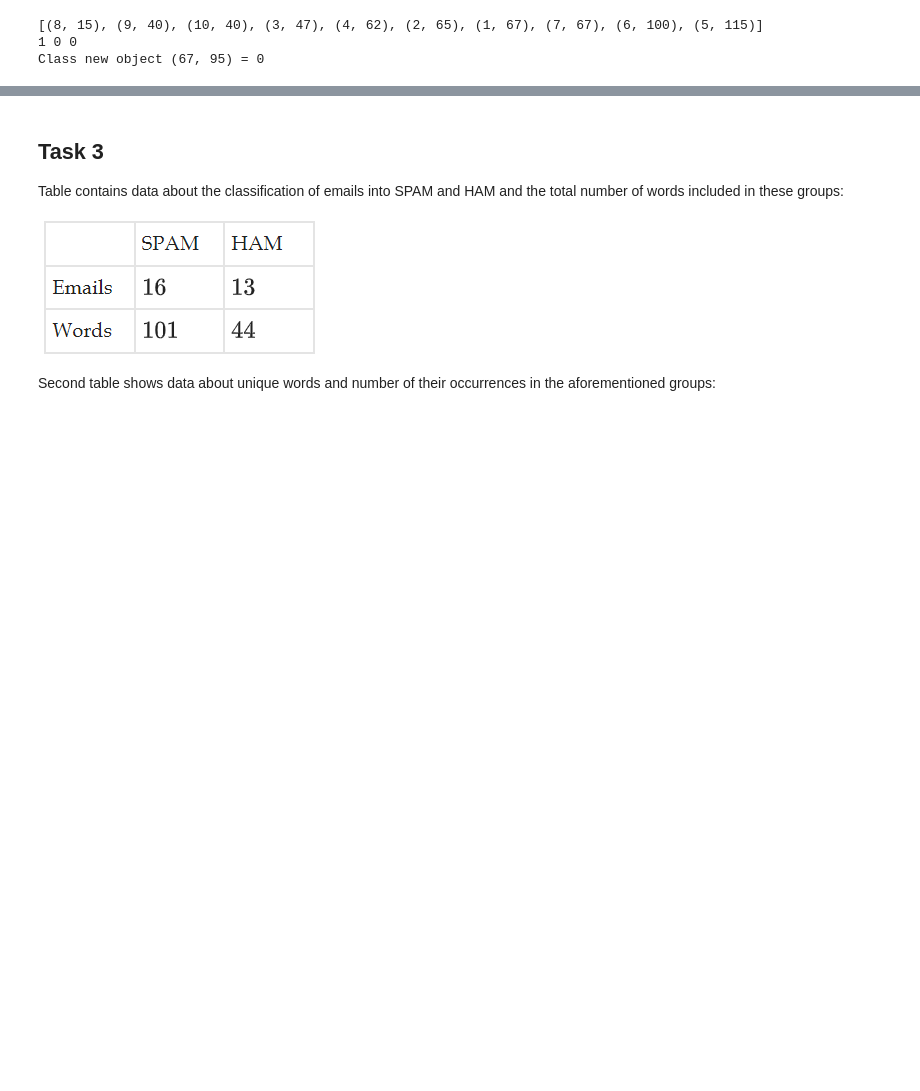
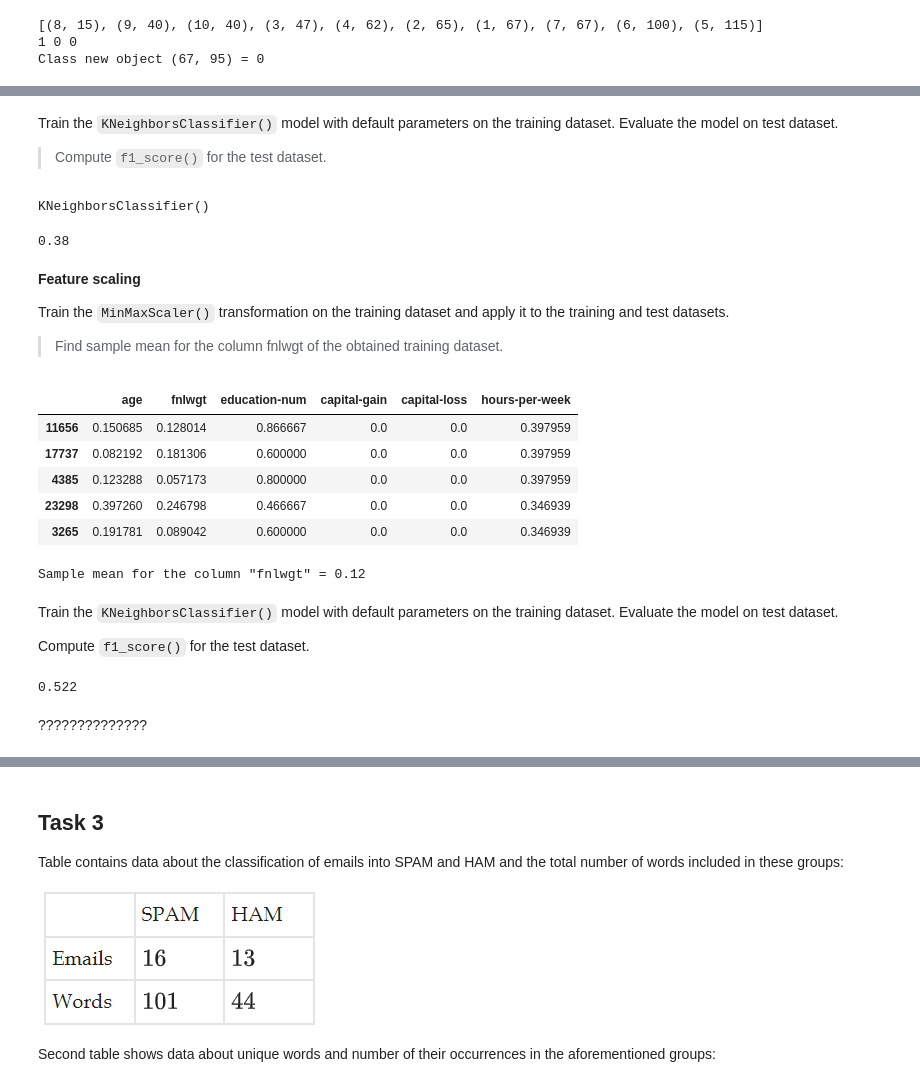
Before and after one commit to tutsilianna/Introduction_to_ML_and_Advanced_ML_Python, a Jupyter notebook: kNN_and_Naive_Bayes/Classifiers_k_NN_and_Naive_Bayes_|_Exercise_4.ipynb, the cells around one changed output, grey strips where cells are left out. Drawn from its saved outputs; the diff is of its cells as text; code cells hidden in the pictures; blank space fills up the shorter version.

```diff
--- a/kNN_and_Naive_Bayes/Classifiers_k_NN_and_Naive_Bayes_|_Exercise_4.ipynb
+++ b/kNN_and_Naive_Bayes/Classifiers_k_NN_and_Naive_Bayes_|_Exercise_4.ipynb
@@ -254,0 +168,8 @@ round(data_0/len(data) * 100, 3)
+# %%
+train, test = train_test_split(data_numeric, test_size=0.2, random_state=21, stratify=data['label'])
+# %%
+y_train = train['label']
+y_test  = test['label']
+# %%
+train.drop(axis=1, columns=['label'], inplace=True)
+test.drop(axis=1, columns=['label'], inplace=True)
@@ -254,0 +180,20 @@ round(data_0/len(data) * 100, 3)
+# %% [markdown]
+Train the `KNeighborsClassifier()` model with default parameters on the training dataset. Evaluate the model on test dataset.
+
+> Compute `f1_score()` for the test dataset.
+# %%
+neigh = KNeighborsClassifier()
+neigh.fit(train, y_train)
+# %% [output]
+KNeighborsClassifier()
+# %%
+y_pred = neigh.predict(test)
+round(f1_score(y_test, y_pred), 3)
+# %% [output]
+0.38
+# %% [markdown]
+**Feature scaling**
+
+Train the `MinMaxScaler()` transformation on the training dataset and apply it to the training and test datasets.
+
+> Find sample mean for the column fnlwgt of the obtained training dataset.
@@ -254,0 +202,13 @@ round(data_0/len(data) * 100, 3)
+# %%
+scaler = MinMaxScaler().set_output(transform="pandas")
+
+train_scaler = train.copy()
+train_scaler = scaler.fit_transform(train_scaler)
+train_scaler.head()
+# %% [output]
+|  | age | fnlwgt | education-num | capital-gain | capital-loss | hours-per-week |
+| 11656 | 0.150685 | 0.128014 | 0.866667 | 0.0 | 0.0 | 0.397959 |
+| 17737 | 0.082192 | 0.181306 | 0.600000 | 0.0 | 0.0 | 0.397959 |
+| 4385 | 0.123288 | 0.057173 | 0.800000 | 0.0 | 0.0 | 0.397959 |
+| 23298 | 0.397260 | 0.246798 | 0.466667 | 0.0 | 0.0 | 0.346939 |
+| 3265 | 0.191781 | 0.089042 | 0.600000 | 0.0 | 0.0 | 0.346939 |
@@ -254,0 +218,18 @@ round(data_0/len(data) * 100, 3)
+# %%
+print(f'Sample mean for the column "fnlwgt" = {round(train_scaler["fnlwgt"].mean(), 3)}')
+# %% [output]
+Sample mean for the column "fnlwgt" = 0.12
+# %% [markdown]
+Train the `KNeighborsClassifier()` model with default parameters on the training dataset. Evaluate the model on test dataset.
+
+Compute `f1_score()` for the test dataset.
+# %%
+neigh_scaler = KNeighborsClassifier()
+neigh_scaler.fit(train_scaler, y_train)
+
+y_pred_scaler = neigh_scaler.predict(test_scaler)
+round(f1_score(y_test, y_pred_scaler), 3)
+# %% [output]
+0.522
+# %% [markdown]
+??????????????
```
Also changed, not shown: parts of 36 cells of this notebook.
